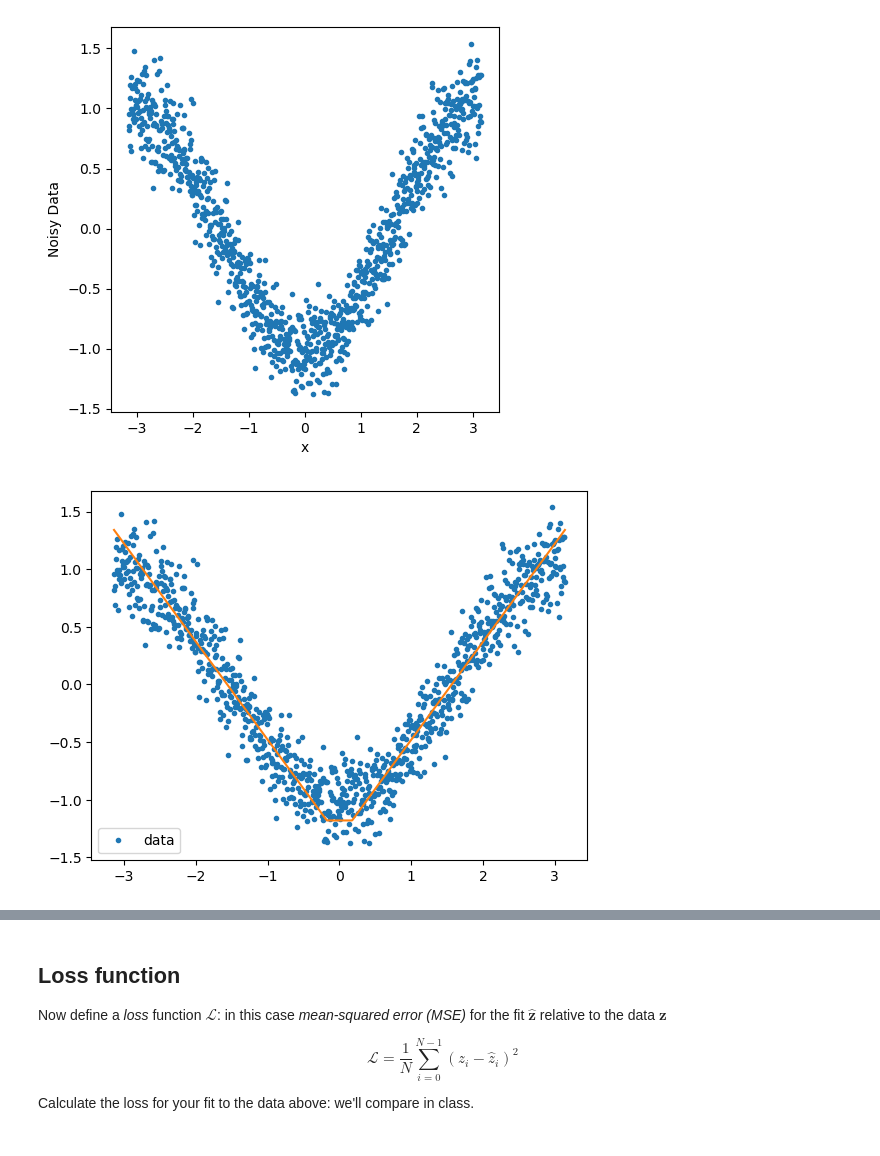
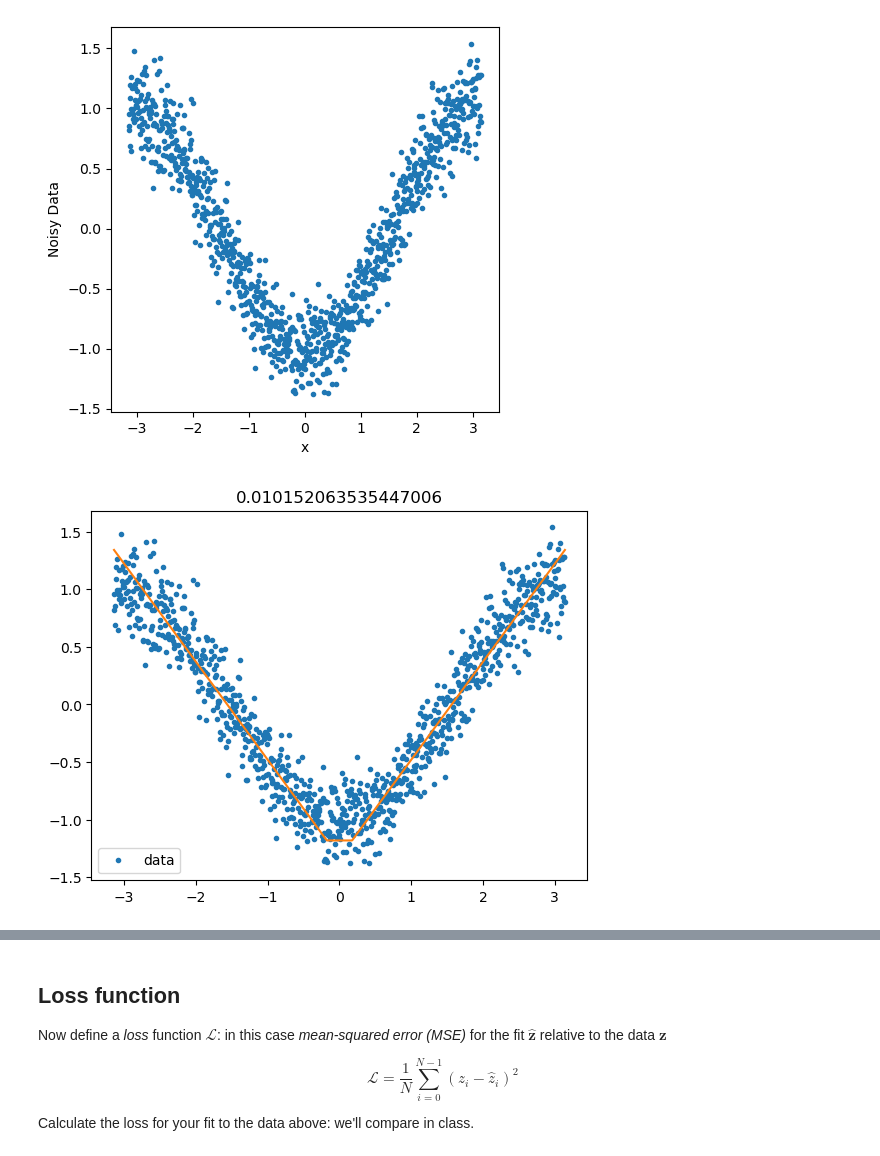
Before and after one commit to Evan-PC-chiang/Class, a Jupyter notebook: lesson_07/Copy_of_07_workalong01_machine_learning_basics.ipynb, the cells around one changed output, grey strips where cells are left out. Cells and saved outputs as stored; diff of their text form; code cells hidden in the pictures.

```diff
--- a/lesson_07/Copy_of_07_workalong01_machine_learning_basics.ipynb
+++ b/lesson_07/Copy_of_07_workalong01_machine_learning_basics.ipynb
@@ -84,14 +84,15 @@ def relu_sum(x : np.ndarray, w : np.ndarray, b : np.ndarray, bias : float = 0) -
 # %%
 """ Plot the sum of two relus, with w, b such that the function fits the data. """
 x = np.linspace(-np.pi, np.pi, 1000)
 y = relu_sum(x = x, w = (-0.85,0.85), b = (0.15,0.15), bias=-1.48)
 
 fig, ax = plt.subplots()
 
 ax.plot(x, noisy_data, '.', label="data")
 ax.plot(x,y)
 ax.legend()
+ax.set_title(f"{loss(y_true,y)}")
 
 plt.show()
 # %% [output]
-[figure, old version]
+[figure, new version]
```
Also changed, not shown: parts of 15 cells of this notebook, 2 other files.
